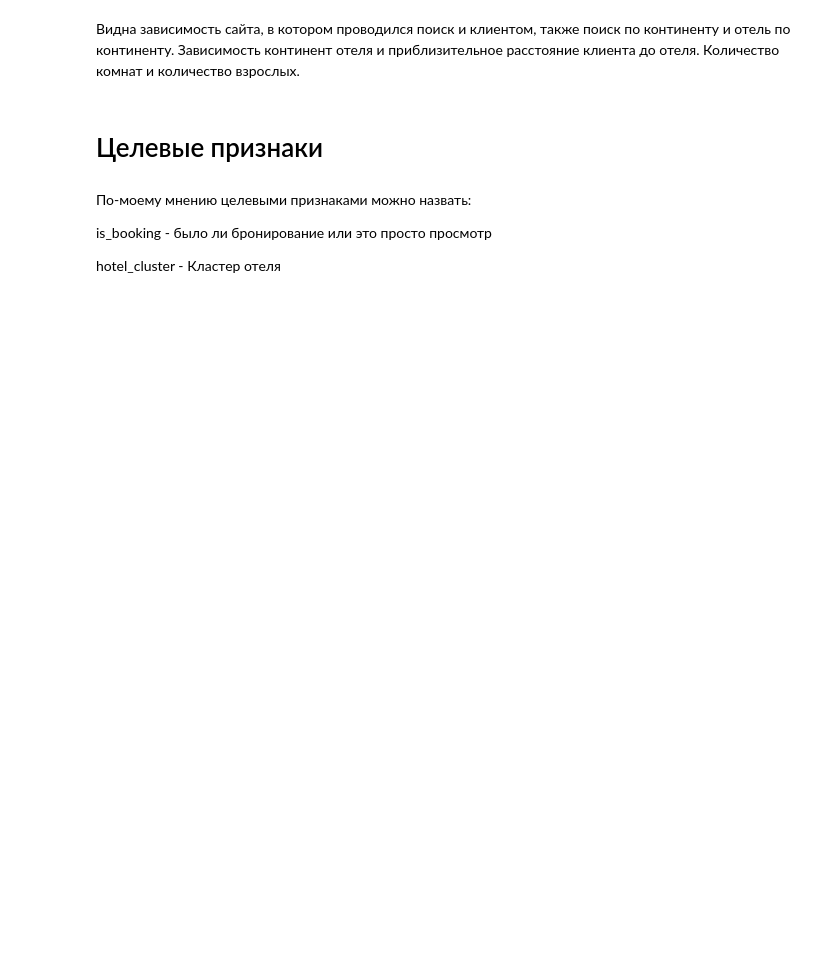
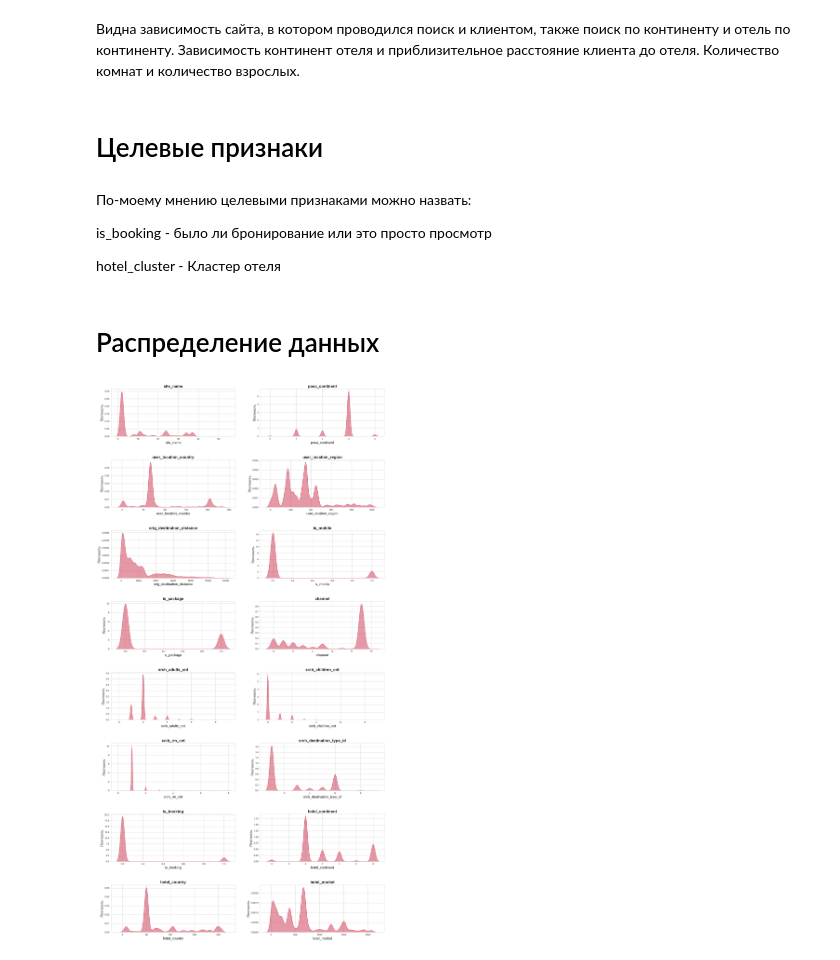
Before and after one commit to Jamchitogrito/TeamClusterization, a Jupyter notebook: TeamWork.ipynb, the cells around one changed output. Drawn from its saved outputs; the diff is of its cells as text; code cells hidden in the pictures; blank space fills up the shorter version.

```diff
--- a/TeamWork.ipynb
+++ b/TeamWork.ipynb
@@ -138,3 +140,44 @@ plt.show()
 is_booking - было ли бронирование или это просто просмотр
 
 hotel_cluster - Кластер отеля
+# %% [markdown]
+# Распределение данных
+# %%
+
+
+# 1. БЕРЕМ ТОЛЬКО ЧИСЛОВЫЕ СТОЛБЦЫ
+numeric_columns = data.select_dtypes(include=['number']).columns.tolist()
+
+
+n_cols = 2
+n_rows = math.ceil(count / n_cols)
+
+# 3. Создаем фигуру
+fig, axes = plt.subplots(n_rows, n_cols, figsize=(20, 5 * n_rows))
+plt.subplots_adjust(hspace=0.5)
+
+# Превращаем оси в плоский список, чтобы по ним было легко идти (даже если 1 строка)
+axes_flat = axes.flatten()
+
+for i, column in enumerate(numeric_columns):
+    ax = axes_flat[i] # Берем ось по порядку
+
+    sns.kdeplot(data=data,
+                x=column,
+                fill=True,
+                alpha=0.5,
+                bw_adjust=0.7,
+                color=[0.8, 0.2, 0.3],
+                ax=ax)
+
+    ax.set_title(column, fontweight='bold', fontsize=16)
+    ax.set_xlabel(column, fontsize=14)
+    ax.set_ylabel('Плотность', fontsize=14)
+
+# 5. Удаляем лишние пустые оси (если остались в конце)
+for j in range(count, len(axes_flat)):
+    fig.delaxes(axes_flat[j])
+
+plt.show()
+# %% [output]
+[figure, added]
```
Also changed, not shown: parts of 4 cells of this notebook.
